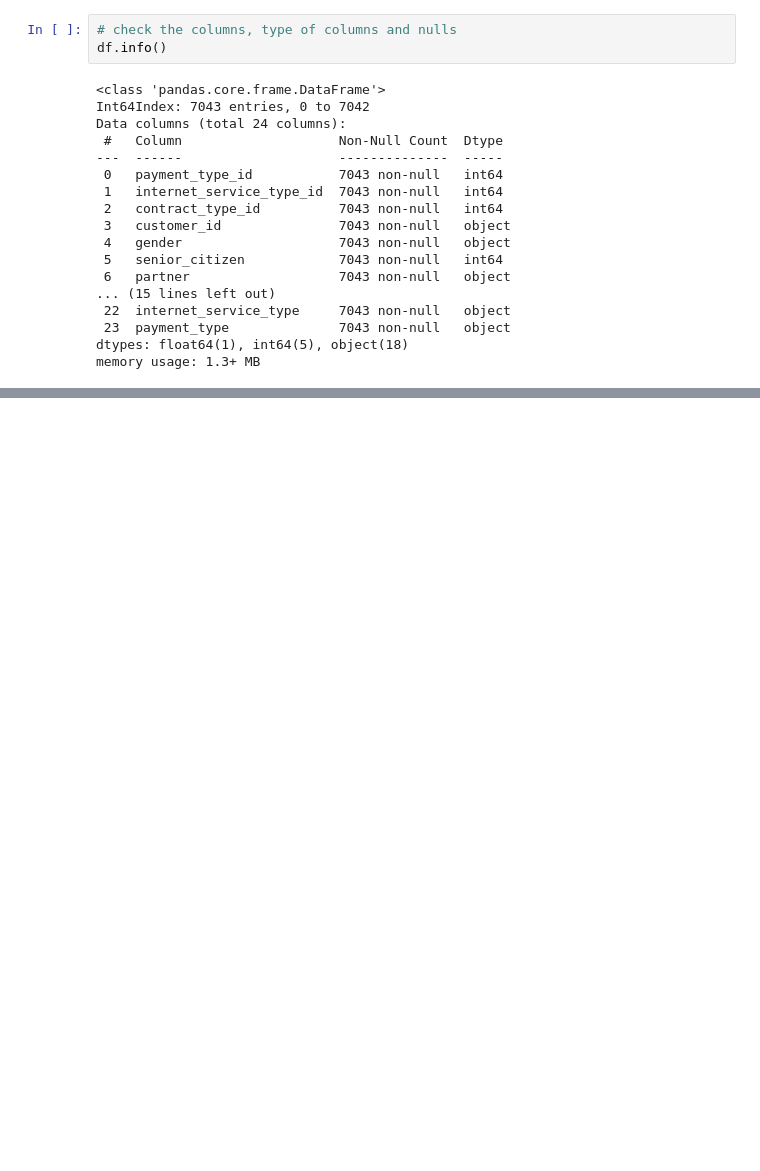
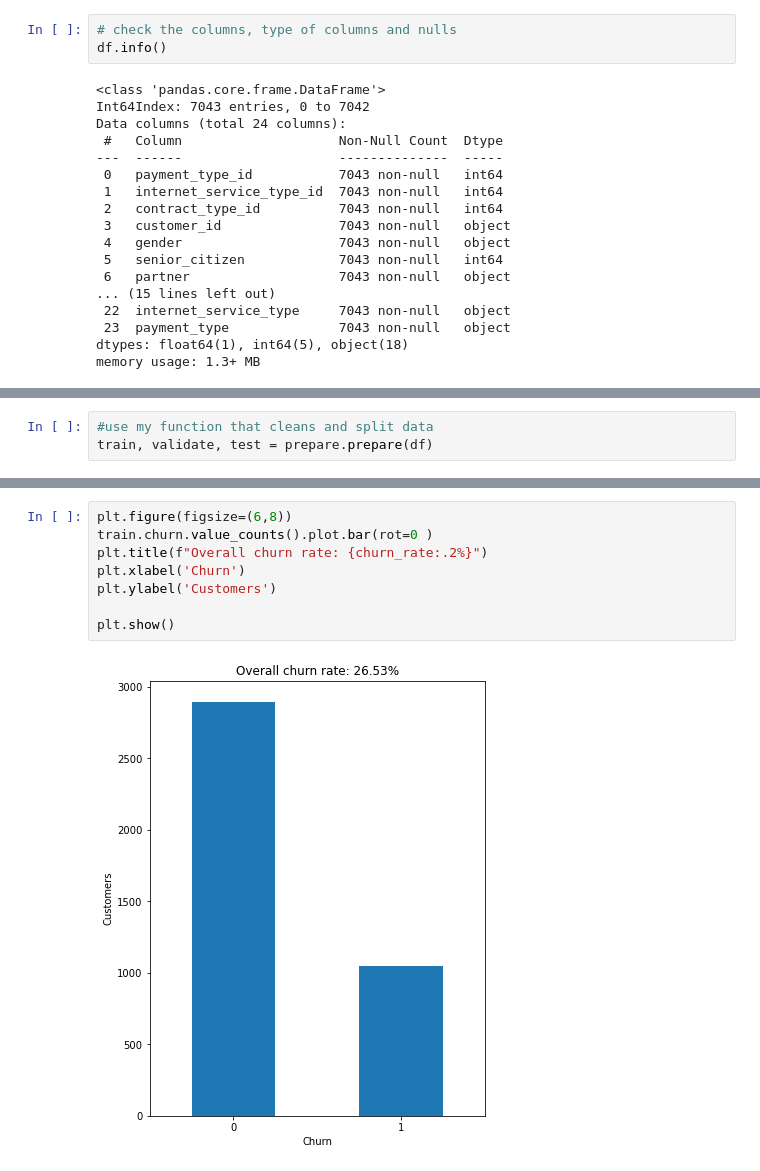
Before and after one commit to cindyvillanuevads/telco_classification_project, a Jupyter notebook: final_notebook_project.ipynb, the cells around one changed output, grey strips where cells are left out. Cells and saved outputs as stored; diff of their text form; blank space fills up the shorter version.

```diff
--- a/final_notebook_project.ipynb
+++ b/final_notebook_project.ipynb
@@ -92,0 +134,3 @@ memory usage: 1.3+ MB
+# %%
+#use my function that cleans and split data
+train, validate, test = prepare.prepare(df)
@@ -92,0 +182,10 @@ memory usage: 1.3+ MB
+# %%
+plt.figure(figsize=(6,8))
+train.churn.value_counts().plot.bar(rot=0 )
+plt.title(f"Overall churn rate: {churn_rate:.2%}")
+plt.xlabel('Churn')
+plt.ylabel('Customers')
+
+plt.show()
+# %% [output]
+[figure, added]
```
Also changed, not shown: parts of 34 cells of this notebook.
